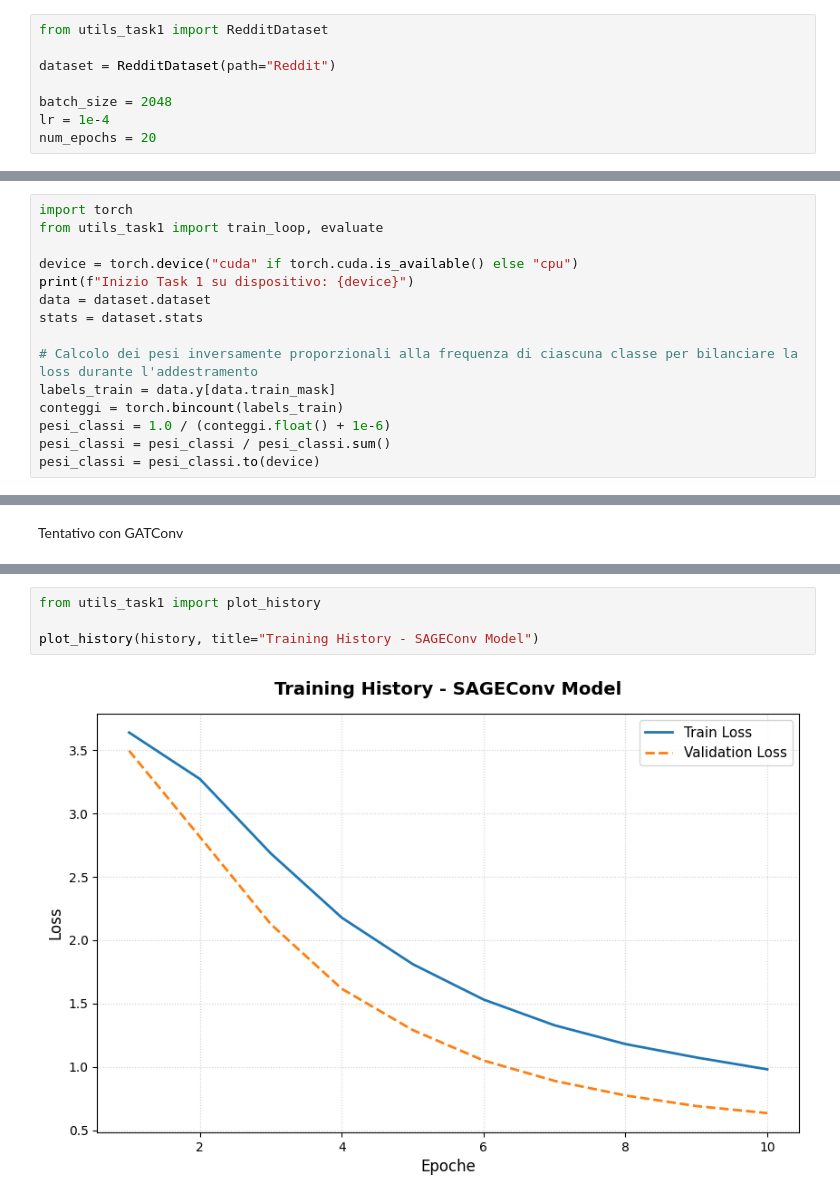
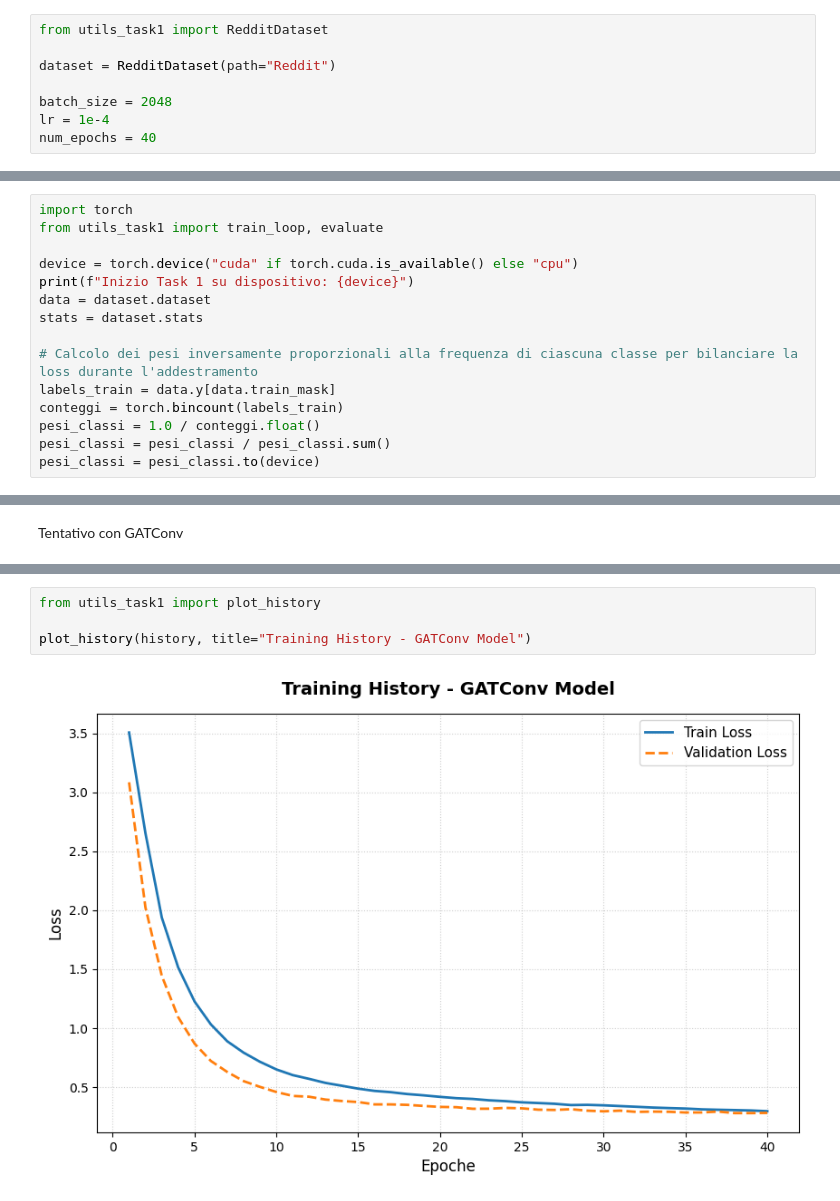
Before and after one commit to Giacomo0303/Graph-Neural-Network, a Jupyter notebook: task_1.ipynb, the cells around one changed output, grey strips where cells are left out. Drawn from its saved outputs; the diff is of its cells as text.

```diff
--- a/task_1.ipynb
+++ b/task_1.ipynb
@@ -5,6 +5,6 @@ dataset = RedditDataset(path="Reddit")
 
 batch_size = 2048
 lr = 1e-4
-num_epochs = 20
+num_epochs = 40
 # %% [output]
 Numero di nodi:  232965
@@ -46,7 +46,7 @@ stats = dataset.stats
 # Calcolo dei pesi inversamente proporzionali alla frequenza di ciascuna classe per bilanciare la loss durante l'addestramento
 labels_train = data.y[data.train_mask]
 conteggi = torch.bincount(labels_train)
-pesi_classi = 1.0 / (conteggi.float() + 1e-6)
+pesi_classi = 1.0 / conteggi.float()
 pesi_classi = pesi_classi / pesi_classi.sum()
 pesi_classi = pesi_classi.to(device)
 # %% [output]
@@ -275,9 +270,9 @@ Epoca: 10/10 | Loss Train: 0.98 | Val Loss: 0.63 | Val F1 Macro: 0.85 | Val Prec
 # %%
 from utils_task1 import plot_history
 
-plot_history(history, title="Training History - SAGEConv Model")
+plot_history(history, title="Training History - GATConv Model")
 # %% [output]
-[figure, old version]
+[figure, new version]
 # %%
 # ====================================================================
 # VALUTAZIONE FINALE SUL TEST SET
```
Also changed, not shown: parts of 13 cells of this notebook, 4 other files.
